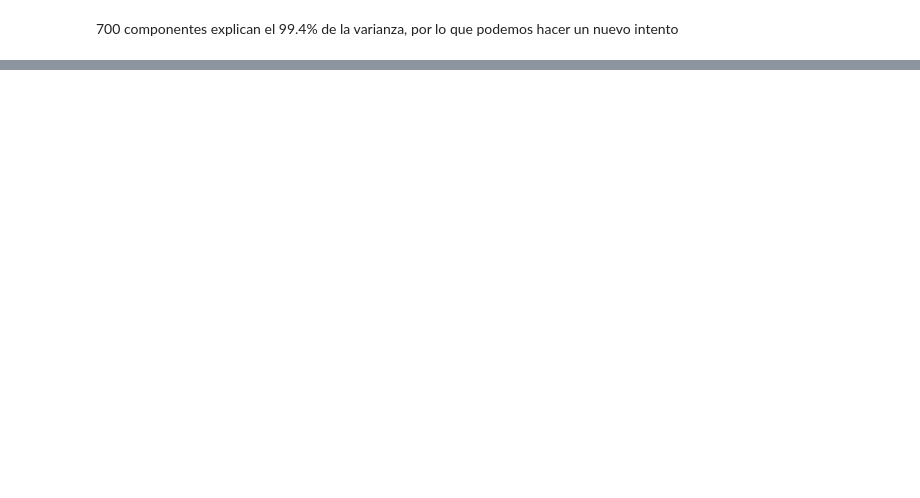
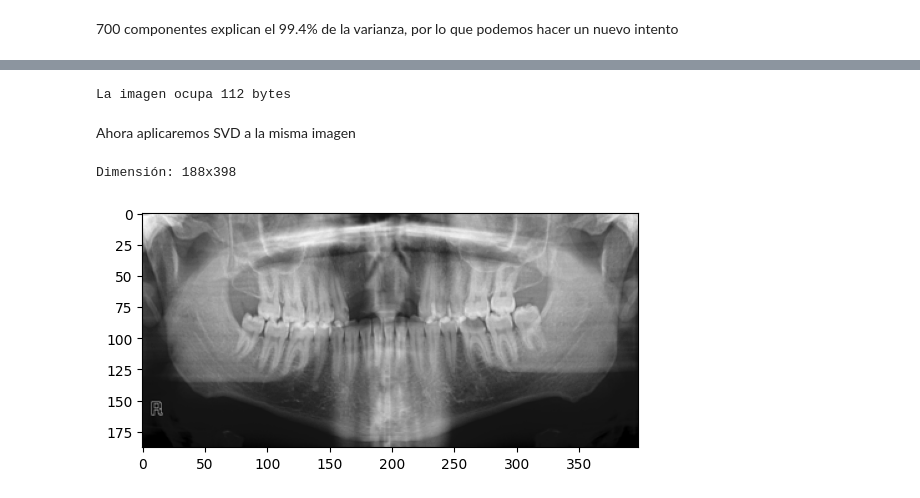
Before and after one commit to MadavR/DentalSegmentation, a Jupyter notebook: 3_Reducing_dimensionality.ipynb, the cells around one changed output, grey strips where cells are left out. Saved outputs shown, nothing was run; the diff lists cells and outputs as text; code cells hidden in the pictures; blank space fills up the shorter version.

```diff
--- a/3_Reducing_dimensionality.ipynb
+++ b/3_Reducing_dimensionality.ipynb
@@ -203,0 +208,20 @@ plot_samples(df, X_reduced)
+# %%
+import sys
+size = sys.getsizeof(X_reduced[0])
+print(f"La imagen ocupa {size} bytes")
+# %% [output]
+La imagen ocupa 112 bytes
+# %% [markdown]
+Ahora aplicaremos SVD a la misma imagen
+# %%
+# Obtenemos la imagen
+sample = df[:1]['image'][0]
+n, k = sample.shape
+print(f"Dimensión: {n}x{k}" )
+
+# La visualizamos
+plt.imshow(sample, cmap='gray')
+plt.show()
+# %% [output]
+Dimensión: 188x398
+[figure, added]
```
Also changed, not shown: parts of 22 cells of this notebook, 2 other files.
